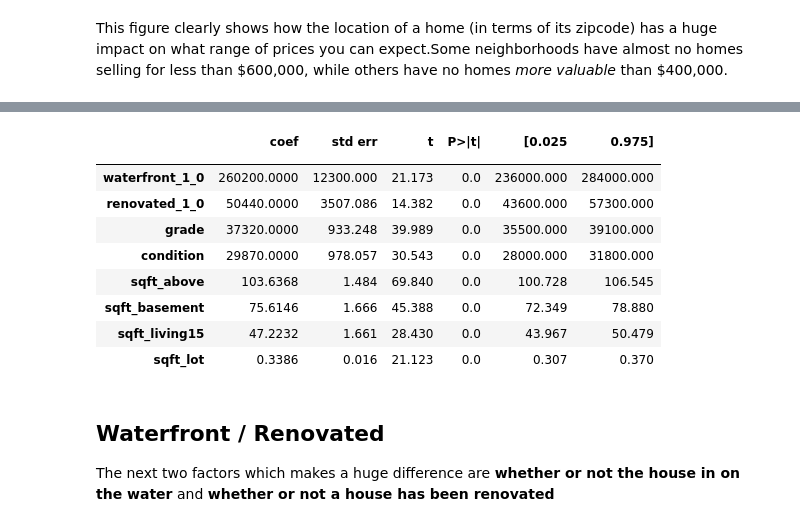
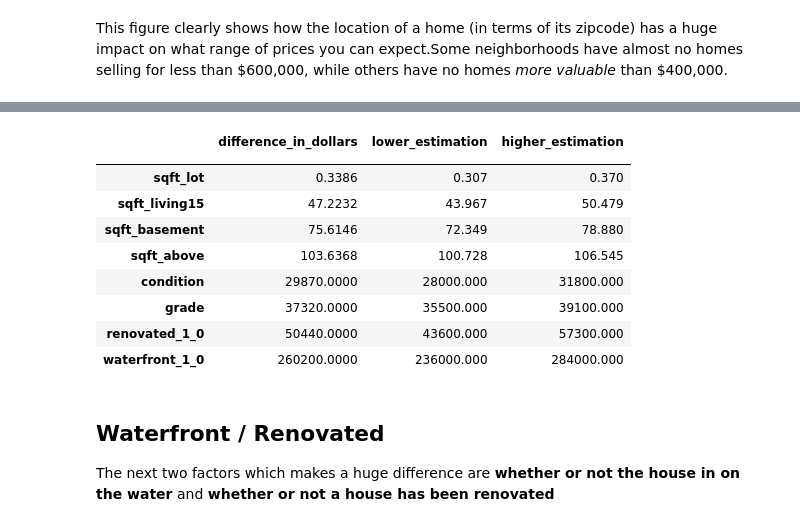
Before and after one commit to cwf231/dsc-mod-2-project-v2-1-onl01-dtsc-pt-041320, a Jupyter notebook: student.ipynb, the cells around one changed output, grey strips where cells are left out. Cells and saved outputs as stored; diff of their text form; code cells hidden in the pictures.

```diff
--- a/student.ipynb
+++ b/student.ipynb
@@ -441,11 +455,13 @@ df_raw['sqft_basement'] = df_raw['sqft_basement'].replace('?', np.nan)
 # %% [markdown]
 And now we figure out what we're dealing with in terms of `id`.
 # %%
-# Find homes with duplicated id column.
+## Find homes with duplicated id column.
 
 # Get a set of ids where the value_count is more than 1.
+val_counts = df_raw['id'].value_counts()
+
 duplicate_ids = set(
-    df_raw['id'].value_counts()[df_raw['id'].value_counts() > 1].index
+    val_counts[val_counts > 1].index
     )
 
 # Get the indexes of rows whose id is in duplicated_ids.
@@ -2177,7 +2251,8 @@ The variables seem reasonably correlated!
 # %% [markdown]
 ## Model 2 - Optimizing for Interpretability.
 # %%
-model_2_df = pd.get_dummies(model_2_df, drop_first=True)
+preprocessed.to_csv('preprocessed_df.csv')
+model_2_df = pd.get_dummies(preprocessed, drop_first=True)
 
 model_2_df.columns = list(map(lambda x: x.replace('.', '_'),
                               list(model_2_df.columns)))
@@ -2463,17 +2676,22 @@ This figure clearly shows how the location of a home (in terms of its zipcode) h
 # %%
-table.drop([r for r in table.index
-            if r.startswith('zipcode')])
+non_zip_table = table.drop([r for r in table.index
+                            if r.startswith('zipcode')])
+non_zip_table = non_zip_table[['coef', '[0.025', '0.975]']].sort_values('coef')
+non_zip_table.columns = ['difference_in_dollars',
+                         'lower_estimation',
+                         'higher_estimation']
+non_zip_table
 # %% [output]
-|  | coef | std err | t | P>|t| | [0.025 | 0.975] |
-|  |  |  |  |  |  |  |
-| waterfront_1_0 | 260200.0000 | 12300.000 | 21.173 | 0.0 | 236000.000 | 284000.000 |
-| renovated_1_0 | 50440.0000 | 3507.086 | 14.382 | 0.0 | 43600.000 | 57300.000 |
-| grade | 37320.0000 | 933.248 | 39.989 | 0.0 | 35500.000 | 39100.000 |
-| condition | 29870.0000 | 978.057 | 30.543 | 0.0 | 28000.000 | 31800.000 |
-| sqft_above | 103.6368 | 1.484 | 69.840 | 0.0 | 100.728 | 106.545 |
-| sqft_basement | 75.6146 | 1.666 | 45.388 | 0.0 | 72.349 | 78.880 |
-| sqft_living15 | 47.2232 | 1.661 | 28.430 | 0.0 | 43.967 | 50.479 |
-| sqft_lot | 0.3386 | 0.016 | 21.123 | 0.0 | 0.307 | 0.370 |
+|  | difference_in_dollars | lower_estimation | higher_estimation |
+|  |  |  |  |
+| sqft_lot | 0.3386 | 0.307 | 0.370 |
+| sqft_living15 | 47.2232 | 43.967 | 50.479 |
+| sqft_basement | 75.6146 | 72.349 | 78.880 |
+| sqft_above | 103.6368 | 100.728 | 106.545 |
+| condition | 29870.0000 | 28000.000 | 31800.000 |
+| grade | 37320.0000 | 35500.000 | 39100.000 |
+| renovated_1_0 | 50440.0000 | 43600.000 | 57300.000 |
+| waterfront_1_0 | 260200.0000 | 236000.000 | 284000.000 |
 # %% [markdown]
 ## Waterfront / Renovated
 
```
Also changed, not shown: parts of 44 cells of this notebook, 31 other files.
